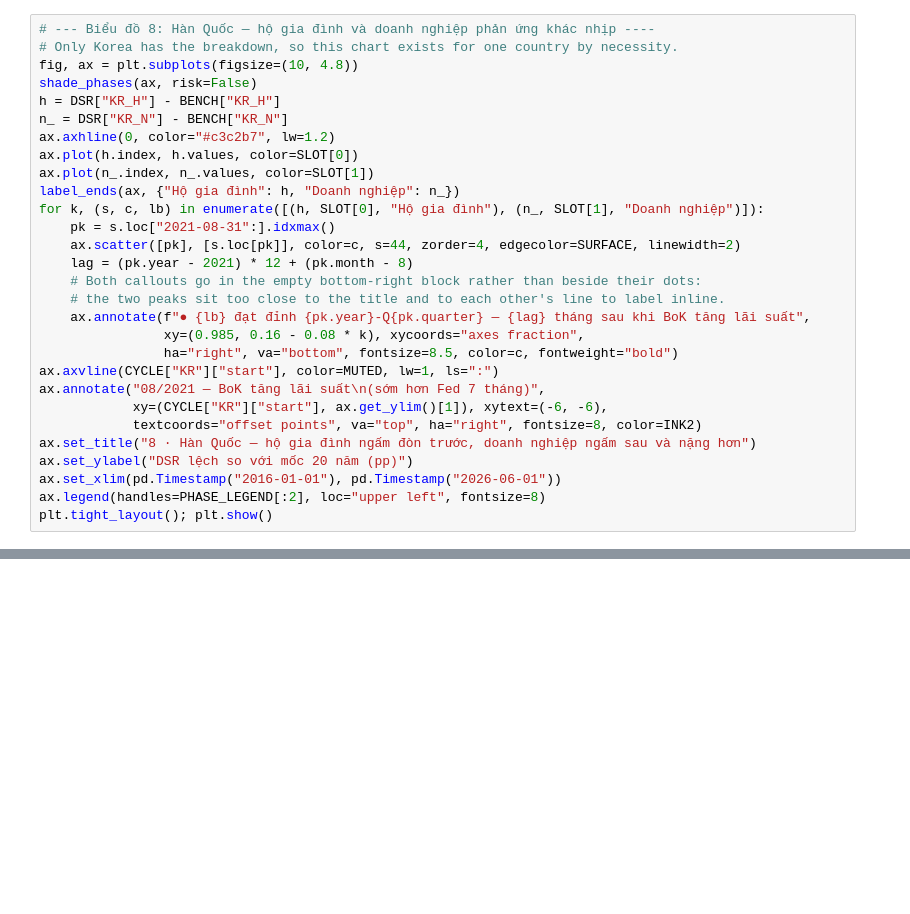
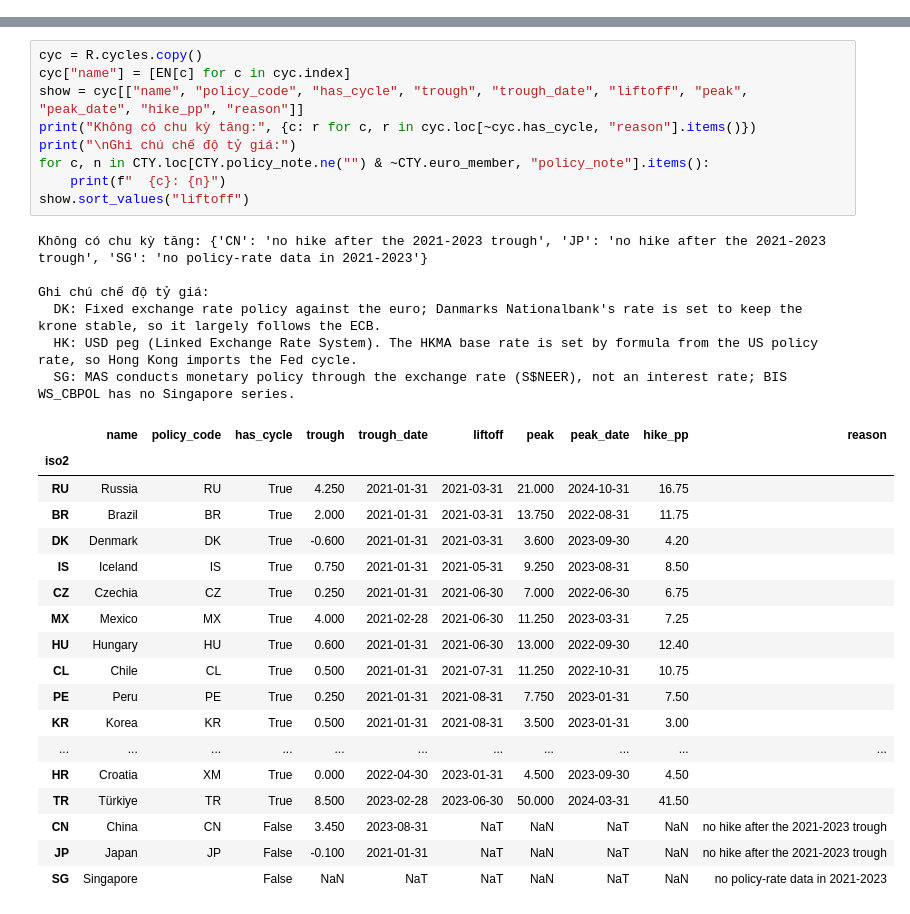
Before and after one commit to thienanpham160806-code/BIS-dta-story, a Jupyter notebook: notebooks/01_analysis.ipynb, the cells around one changed output, grey strips where cells are left out. Cells and saved outputs as stored; diff of their text form; blank space fills up the shorter version.

```diff
--- a/notebooks/01_analysis.ipynb
+++ b/notebooks/01_analysis.ipynb
@@ -805,29 +0,0 @@ plt.tight_layout(); plt.show()
-# %%
-# --- Biểu đồ 8: Hàn Quốc — hộ gia đình và doanh nghiệp phản ứng khác nhịp ----
-# Only Korea has the breakdown, so this chart exists for one country by necessity.
-fig, ax = plt.subplots(figsize=(10, 4.8))
-shade_phases(ax, risk=False)
-h = DSR["KR_H"] - BENCH["KR_H"]
-n_ = DSR["KR_N"] - BENCH["KR_N"]
-ax.axhline(0, color="#c3c2b7", lw=1.2)
-ax.plot(h.index, h.values, color=SLOT[0])
-ax.plot(n_.index, n_.values, color=SLOT[1])
-label_ends(ax, {"Hộ gia đình": h, "Doanh nghiệp": n_})
-for k, (s, c, lb) in enumerate([(h, SLOT[0], "Hộ gia đình"), (n_, SLOT[1], "Doanh nghiệp")]):
-    pk = s.loc["2021-08-31":].idxmax()
-    ax.scatter([pk], [s.loc[pk]], color=c, s=44, zorder=4, edgecolor=SURFACE, linewidth=2)
-    lag = (pk.year - 2021) * 12 + (pk.month - 8)
-    # Both callouts go in the empty bottom-right block rather than beside their dots:
-    # the two peaks sit too close to the title and to each other's line to label inline.
-    ax.annotate(f"● {lb} đạt đỉnh {pk.year}-Q{pk.quarter} — {lag} tháng sau khi BoK tăng lãi suất",
-                xy=(0.985, 0.16 - 0.08 * k), xycoords="axes fraction",
-                ha="right", va="bottom", fontsize=8.5, color=c, fontweight="bold")
-ax.axvline(CYCLE["KR"]["start"], color=MUTED, lw=1, ls=":")
-ax.annotate("08/2021 — BoK tăng lãi suất\n(sớm hơn Fed 7 tháng)",
-            xy=(CYCLE["KR"]["start"], ax.get_ylim()[1]), xytext=(-6, -6),
-            textcoords="offset points", va="top", ha="right", fontsize=8, color=INK2)
-ax.set_title("8 · Hàn Quốc — hộ gia đình ngấm đòn trước, doanh nghiệp ngấm sau và nặng hơn")
-ax.set_ylabel("DSR lệch so với mốc 20 năm (pp)")
-ax.set_xlim(pd.Timestamp("2016-01-01"), pd.Timestamp("2026-06-01"))
-ax.legend(handles=PHASE_LEGEND[:2], loc="upper left", fontsize=8)
-plt.tight_layout(); plt.show()
@@ -1001,0 +231,34 @@ Ngược lại, Thái Lan đã hoàn tất quá trình giải tỏa áp lực n
+# %%
+cyc = R.cycles.copy()
+cyc["name"] = [EN[c] for c in cyc.index]
+show = cyc[["name", "policy_code", "has_cycle", "trough", "trough_date", "liftoff", "peak", "peak_date", "hike_pp", "reason"]]
+print("Không có chu kỳ tăng:", {c: r for c, r in cyc.loc[~cyc.has_cycle, "reason"].items()})
+print("\nGhi chú chế độ tỷ giá:")
+for c, n in CTY.loc[CTY.policy_note.ne("") & ~CTY.euro_member, "policy_note"].items():
+    print(f"  {c}: {n}")
+show.sort_values("liftoff")
+# %% [output]
+Không có chu kỳ tăng: {'CN': 'no hike after the 2021-2023 trough', 'JP': 'no hike after the 2021-2023 trough', 'SG': 'no policy-rate data in 2021-2023'}
+
+Ghi chú chế độ tỷ giá:
+  DK: Fixed exchange rate policy against the euro; Danmarks Nationalbank's rate is set to keep the krone stable, so it largely follows the ECB.
+  HK: USD peg (Linked Exchange Rate System). The HKMA base rate is set by formula from the US policy rate, so Hong Kong imports the Fed cycle.
+  SG: MAS conducts monetary policy through the exchange rate (S$NEER), not an interest rate; BIS WS_CBPOL has no Singapore series.
+|  | name | policy_code | has_cycle | trough | trough_date | liftoff | peak | peak_date | hike_pp | reason |
+| iso2 |  |  |  |  |  |  |  |  |  |  |
+| RU | Russia | RU | True | 4.250 | 2021-01-31 | 2021-03-31 | 21.000 | 2024-10-31 | 16.75 |  |
+| BR | Brazil | BR | True | 2.000 | 2021-01-31 | 2021-03-31 | 13.750 | 2022-08-31 | 11.75 |  |
+| DK | Denmark | DK | True | -0.600 | 2021-01-31 | 2021-03-31 | 3.600 | 2023-09-30 | 4.20 |  |
+| IS | Iceland | IS | True | 0.750 | 2021-01-31 | 2021-05-31 | 9.250 | 2023-08-31 | 8.50 |  |
+| CZ | Czechia | CZ | True | 0.250 | 2021-01-31 | 2021-06-30 | 7.000 | 2022-06-30 | 6.75 |  |
+| MX | Mexico | MX | True | 4.000 | 2021-02-28 | 2021-06-30 | 11.250 | 2023-03-31 | 7.25 |  |
+| HU | Hungary | HU | True | 0.600 | 2021-01-31 | 2021-06-30 | 13.000 | 2022-09-30 | 12.40 |  |
+| CL | Chile | CL | True | 0.500 | 2021-01-31 | 2021-07-31 | 11.250 | 2022-10-31 | 10.75 |  |
+| PE | Peru | PE | True | 0.250 | 2021-01-31 | 2021-08-31 | 7.750 | 2023-01-31 | 7.50 |  |
+| KR | Korea | KR | True | 0.500 | 2021-01-31 | 2021-08-31 | 3.500 | 2023-01-31 | 3.00 |  |
+| ... | ... | ... | ... | ... | ... | ... | ... | ... | ... | ... |
+| HR | Croatia | XM | True | 0.000 | 2022-04-30 | 2023-01-31 | 4.500 | 2023-09-30 | 4.50 |  |
+| TR | Türkiye | TR | True | 8.500 | 2023-02-28 | 2023-06-30 | 50.000 | 2024-03-31 | 41.50 |  |
+| CN | China | CN | False | 3.450 | 2023-08-31 | NaT | NaN | NaT | NaN | no hike after the 2021-2023 trough |
+| JP | Japan | JP | False | -0.100 | 2021-01-31 | NaT | NaN | NaT | NaN | no hike after the 2021-2023 trough |
+| SG | Singapore |  | False | NaN | NaT | NaT | NaN | NaT | NaN | no policy-rate data in 2021-2023 |
```
Also changed, not shown: parts of 60 cells of this notebook, 12 other files.
